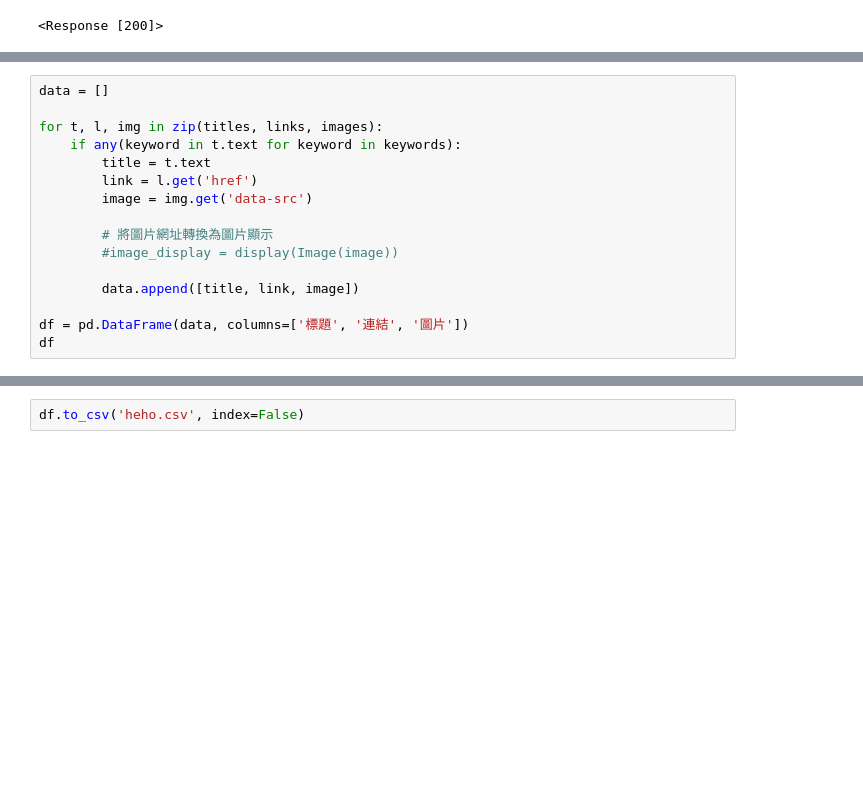
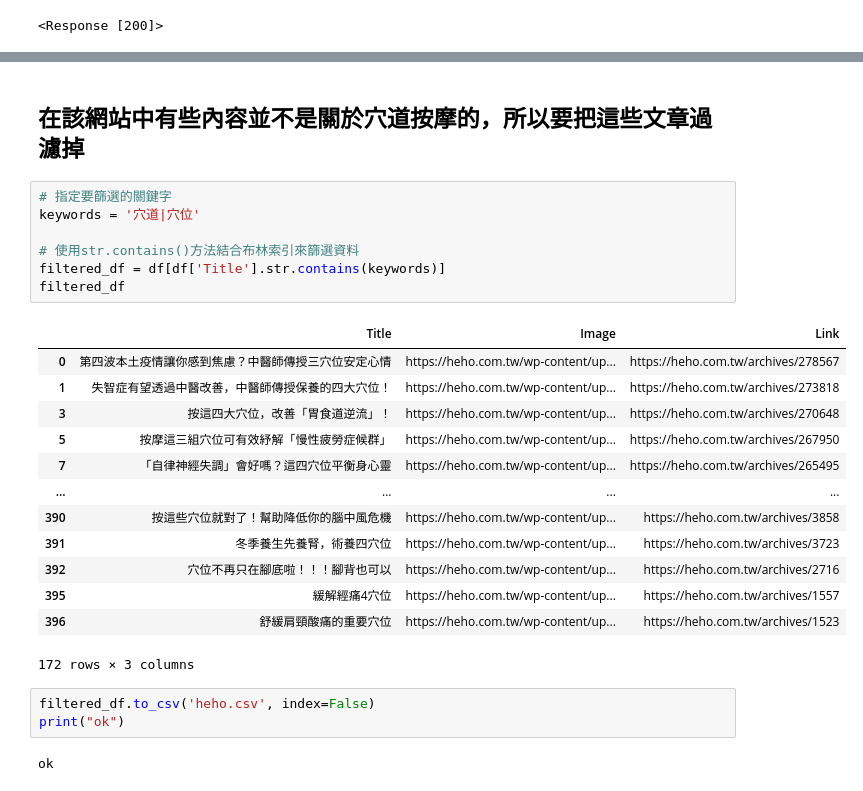
Before and after one commit to Lilyqq/PL, a Jupyter notebook: Dr.P/heho_Info_1.ipynb, the cells around one changed output, grey strips where cells are left out. Drawn from its saved outputs; the diff is of its cells as text; blank space fills up the shorter version.

```diff
--- a/Dr.P/heho_Info_1.ipynb
+++ b/Dr.P/heho_Info_1.ipynb
@@ -181,16 +117,0 @@ df
-# %%
-data = []
-
-for t, l, img in zip(titles, links, images):
-    if any(keyword in t.text for keyword in keywords):
-        title = t.text
-        link = l.get('href')
-        image = img.get('data-src')
-
-        # 將圖片網址轉換為圖片顯示
-        #image_display = display(Image(image))
-
-        data.append([title, link, image])
-
-df = pd.DataFrame(data, columns=['標題', '連結', '圖片'])
-df
@@ -355,2 +397,28 @@ df
+# %% [markdown]
+## 在該網站中有些內容並不是關於穴道按摩的，所以要把這些文章過濾掉
+# %%
+# 指定要篩選的關鍵字
+keywords = '穴道|穴位'
+
+# 使用str.contains()方法結合布林索引來篩選資料
+filtered_df = df[df['Title'].str.contains(keywords)]
+filtered_df
+# %% [output]
+|  | Title | Image | Link |
+| 0 | 第四波本土疫情讓你感到焦慮？中醫師傳授三穴位安定心情 | https://heho.com.tw/wp-content/up... | https://heho.com.tw/archives/278567 |
+| 1 | 失智症有望透過中醫改善，中醫師傳授保養的四大穴位！ | https://heho.com.tw/wp-content/up... | https://heho.com.tw/archives/273818 |
+| 3 | 按這四大穴位，改善「胃食道逆流」！ | https://heho.com.tw/wp-content/up... | https://heho.com.tw/archives/270648 |
+| 5 | 按摩這三組穴位可有效紓解「慢性疲勞症候群」 | https://heho.com.tw/wp-content/up... | https://heho.com.tw/archives/267950 |
+| 7 | 「自律神經失調」會好嗎？這四穴位平衡身心靈 | https://heho.com.tw/wp-content/up... | https://heho.com.tw/archives/265495 |
+| ... | ... | ... | ... |
+| 390 | 按這些穴位就對了！幫助降低你的腦中風危機 | https://heho.com.tw/wp-content/up... | https://heho.com.tw/archives/3858 |
+| 391 | 冬季養生先養腎，術養四穴位 | https://heho.com.tw/wp-content/up... | https://heho.com.tw/archives/3723 |
+| 392 | 穴位不再只在腳底啦！！！腳背也可以 | https://heho.com.tw/wp-content/up... | https://heho.com.tw/archives/2716 |
+| 395 | 緩解經痛4穴位 | https://heho.com.tw/wp-content/up... | https://heho.com.tw/archives/1557 |
+| 396 | 舒緩肩頸酸痛的重要穴位 | https://heho.com.tw/wp-content/up... | https://heho.com.tw/archives/1523 |
+172 rows × 3 columns
 # %%
-df.to_csv('heho.csv', index=False)
+filtered_df.to_csv('heho.csv', index=False)
+print("ok")
+# %% [output]
+ok
```
Also changed, not shown: parts of 22 cells of this notebook, 11 other files.
